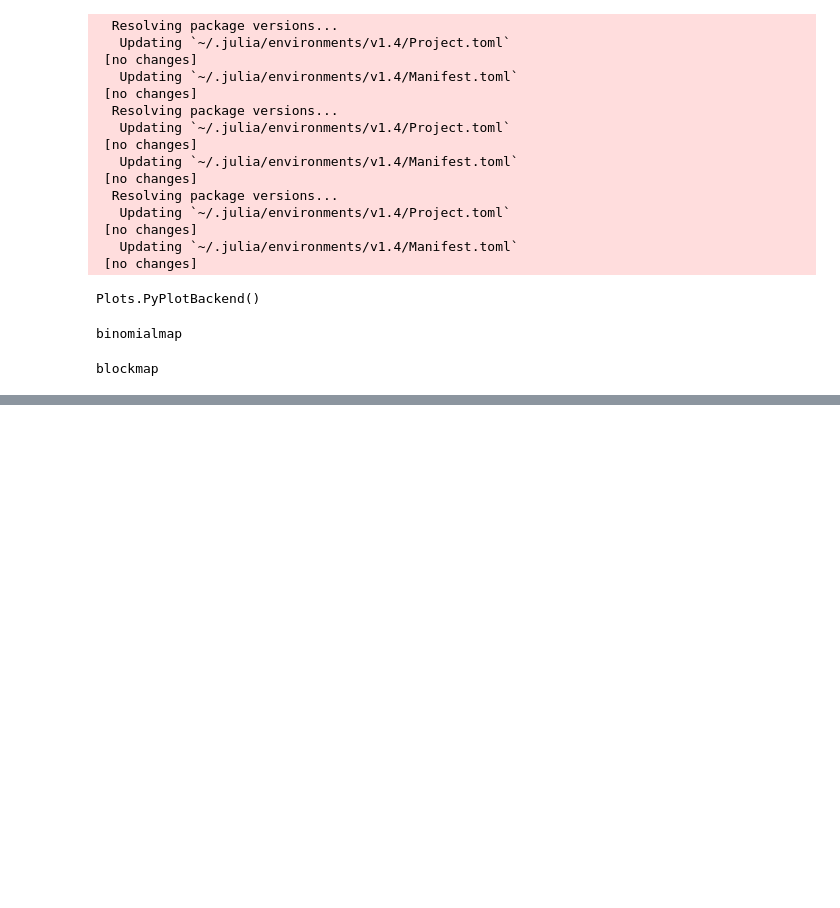
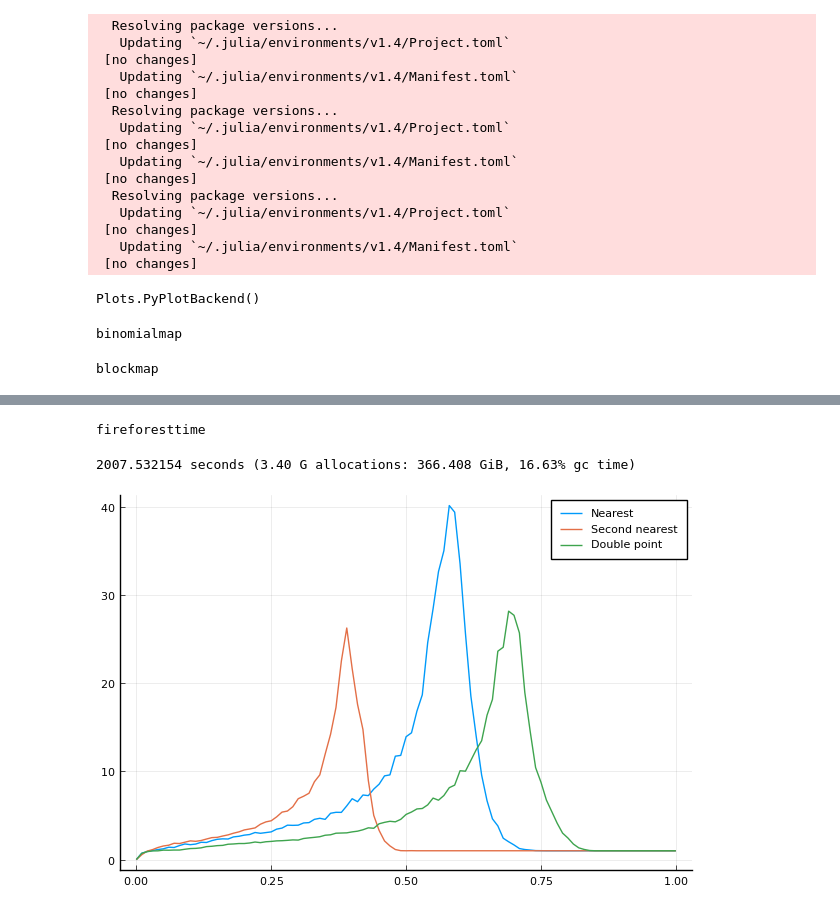
Before and after one commit to HitoshiWako/percolation, a Jupyter notebook: percolation.ipynb, the cells around one changed output, grey strips where cells are left out. Cells and saved outputs as stored; diff of their text form; code cells hidden in the pictures; blank space fills up the shorter version.

```diff
--- a/percolation.ipynb
+++ b/percolation.ipynb
@@ -74,0 +158,32 @@ plot(plt...)
+# %%
+"""
+    fireforesttime(p, dims, func; nums)
+    確率ｐでサイズdimに形成された森林の上端に火をつけ
+    funcで示すルールに従って延焼させる。
+    火種がなくなるか下端に到達させるまでのループ回数についてnum回繰り返した
+    平均を返す
+"""
+function fireforesttime(p::Float64, dims::Tuple{Int,Int}, func::Function;nums::Int=100)
+    sums = 0
+    for i = 1:nums
+        counts, _ = fireforest(p,dims,func)
+        sums += counts
+    end
+    return sums/nums
+end
+# %% [output]
+fireforesttime
+# %%
+plot()
+ps = 0:0.01:1
+@time for (func, label) in zip([isnearest,issecondnearest,isdoublenearest],["Nearest","Second nearest","Double point"])
+    times =[]
+    for p in ps
+        push!(times,fireforesttime(p,(100,100),func))
+    end
+    plot!(ps,times,label=label)
+end
+plot!()
+# %% [output]
+2007.532154 seconds (3.40 G allocations: 366.408 GiB, 16.63% gc time)
+[figure, added]
```
Also changed, not shown: parts of 7 cells of this notebook.
